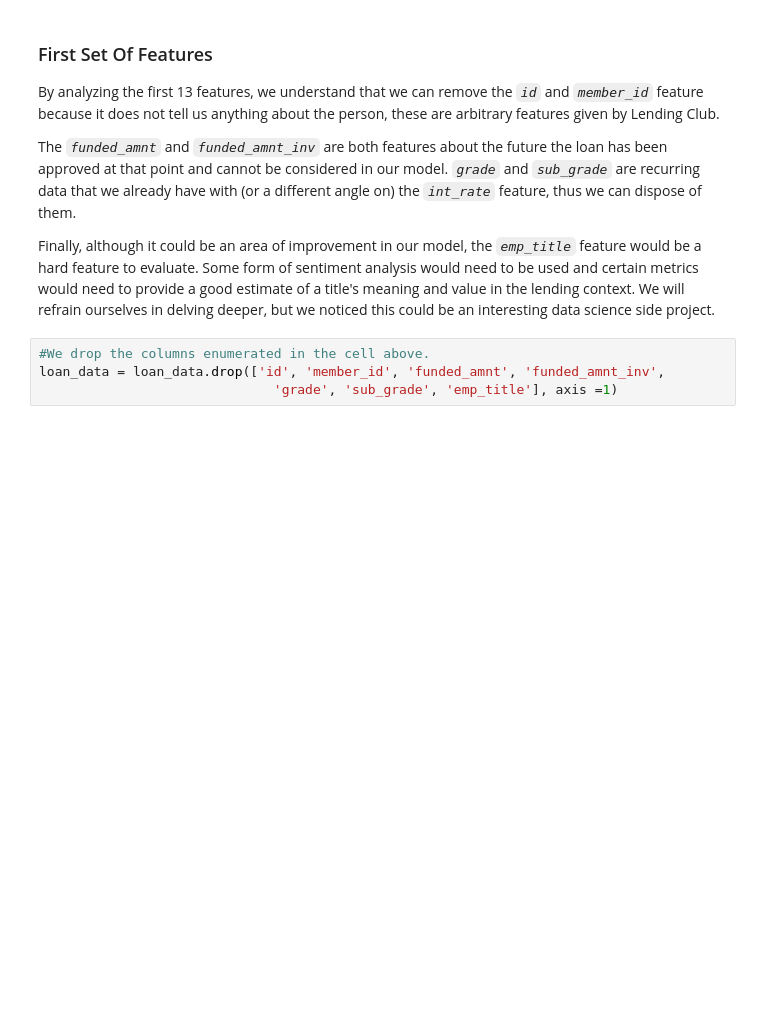
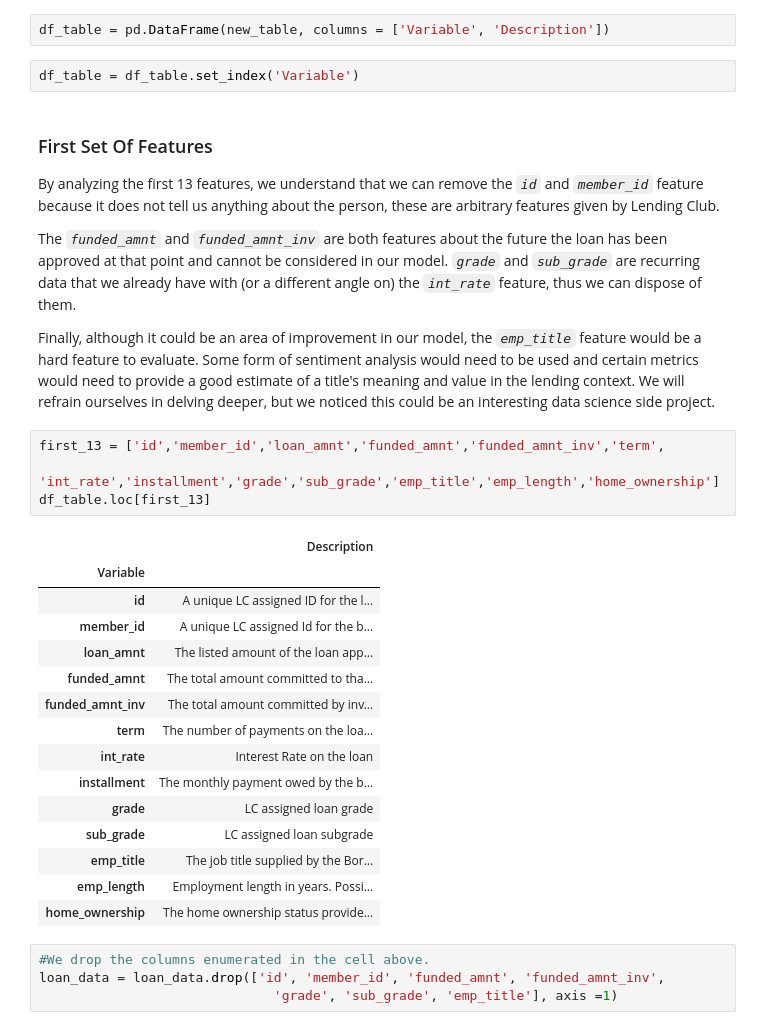
Before and after one commit to lemoinef/Loan-Default-Prediction, a Jupyter notebook: loan_default_prediction.ipynb, the cells around one changed output. Drawn from its saved outputs; the diff is of its cells as text; blank space fills up the shorter version.

Commit message:
add exploratory dataframe of the 13 features in 4 steps

```diff
--- a/loan_default_prediction.ipynb
+++ b/loan_default_prediction.ipynb
@@ -167,3 +147,7 @@ new_table
+# %%
+df_table = pd.DataFrame(new_table, columns = ['Variable', 'Description'])
+# %%
+df_table = df_table.set_index('Variable')
 # %% [markdown]
 ### First Set Of Features
 By analyzing the first 13 features, we understand that we can remove the *`id`* and *`member_id`* feature because it does not tell us anything about the person, these are arbitrary features given by Lending Club.
@@ -171,6 +155,26 @@ By analyzing the first 13 features, we understand that we can remove the *`id`*
 The *`funded_amnt`* and *`funded_amnt_inv`* are both features about the future the loan has been approved at that point and cannot be considered in our model. *`grade`* and *`sub_grade`* are recurring data  that we already have with (or a different angle on) the *`int_rate`* feature, thus we can dispose of them.
 
 Finally, although it could be an area of improvement in our model, the *`emp_title`* feature would be a hard feature to evaluate. Some form of sentiment analysis would need to be used and certain metrics would need to provide a good estimate of a title's meaning and value in the lending context. We will refrain ourselves in delving deeper, but we noticed this could be an interesting data science side project.
+# %%
+first_13 = ['id','member_id','loan_amnt','funded_amnt','funded_amnt_inv','term',
+            'int_rate','installment','grade','sub_grade','emp_title','emp_length','home_ownership']
+df_table.loc[first_13]
+# %% [output]
+|  | Description |
+| Variable |  |
+| id | A unique LC assigned ID for the l... |
+| member_id | A unique LC assigned Id for the b... |
+| loan_amnt | The listed amount of the loan app... |
+| funded_amnt | The total amount committed to tha... |
+| funded_amnt_inv | The total amount committed by inv... |
+| term | The number of payments on the loa... |
+| int_rate | Interest Rate on the loan |
+| installment | The monthly payment owed by the b... |
+| grade | LC assigned loan grade |
+| sub_grade | LC assigned loan subgrade |
+| emp_title | The job title supplied by the Bor... |
+| emp_length | Employment length in years. Possi... |
+| home_ownership | The home ownership status provide... |
 # %%
 #We drop the columns enumerated in the cell above.
 loan_data = loan_data.drop(['id', 'member_id', 'funded_amnt', 'funded_amnt_inv',
```
Also changed, not shown: parts of 17 cells of this notebook.
